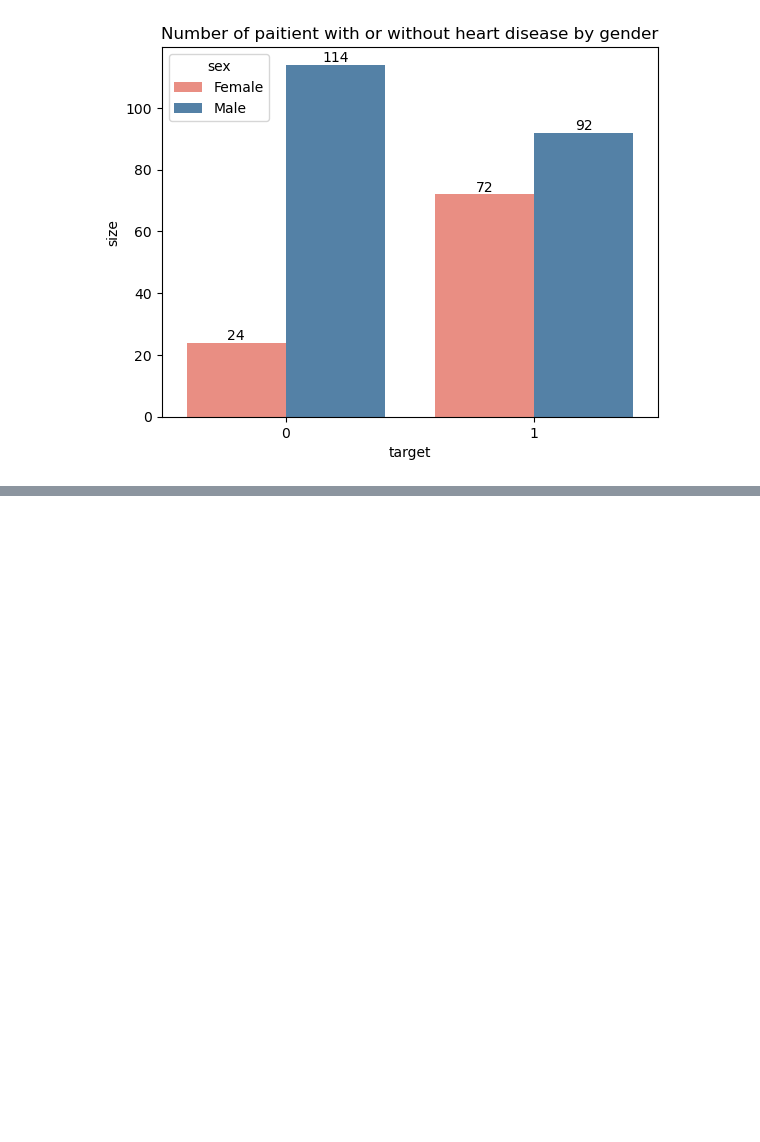
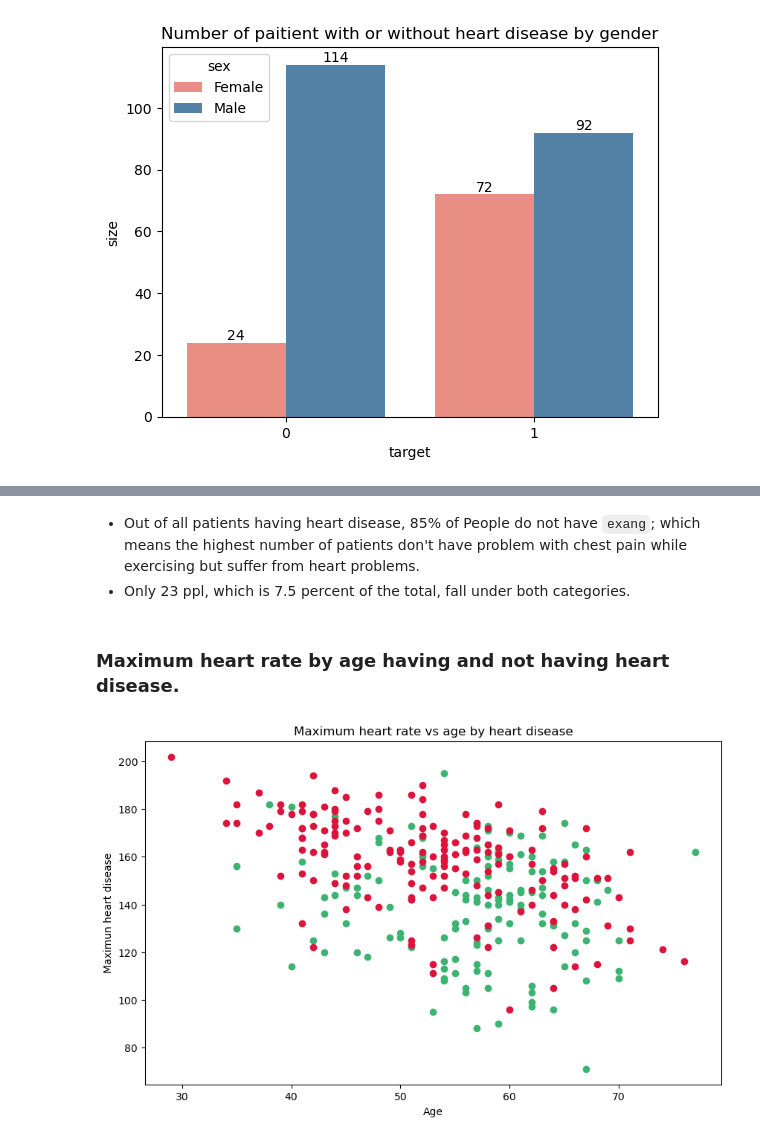
Before and after one commit to AkshilShah21/heart-disease-project, a Jupyter notebook: heart_disease.ipynb, the cells around one changed output, grey strips where cells are left out. Cells and saved outputs as stored; diff of their text form; code cells hidden in the pictures; blank space fills up the shorter version.

```diff
--- a/heart_disease.ipynb
+++ b/heart_disease.ipynb
@@ -195,0 +272,16 @@ plt.show()
+# %% [markdown]
+- Out of all patients having heart disease, 85% of People do not have `exang`; which means the highest number of patients don't have problem with chest pain while exercising but suffer from heart problems.
+- Only 23 ppl, which is 7.5 percent of the total, fall under both categories.
+# %% [markdown]
+### Maximum heart rate by age having and not having heart disease.
+# %%
+fig, ax = plt.subplots(figsize=(10,6))
+
+ax.scatter(data[data["target"] == 0]["age"], data[data["target"] == 0]["thalach"], color="mediumseagreen", label="no heart disease")
+ax.scatter(data[data["target"] == 1]["age"],  data[data["target"] == 1]["thalach"], color="crimson", label="has heart disease")
+
+ax.set(title="Maximum heart rate vs age by heart disease", xlabel="Age", ylabel="Maximun heart disease")
+
+plt.show()
+# %% [output]
+[figure, added]
```
Also changed, not shown: parts of 15 cells of this notebook, 1 other file.
